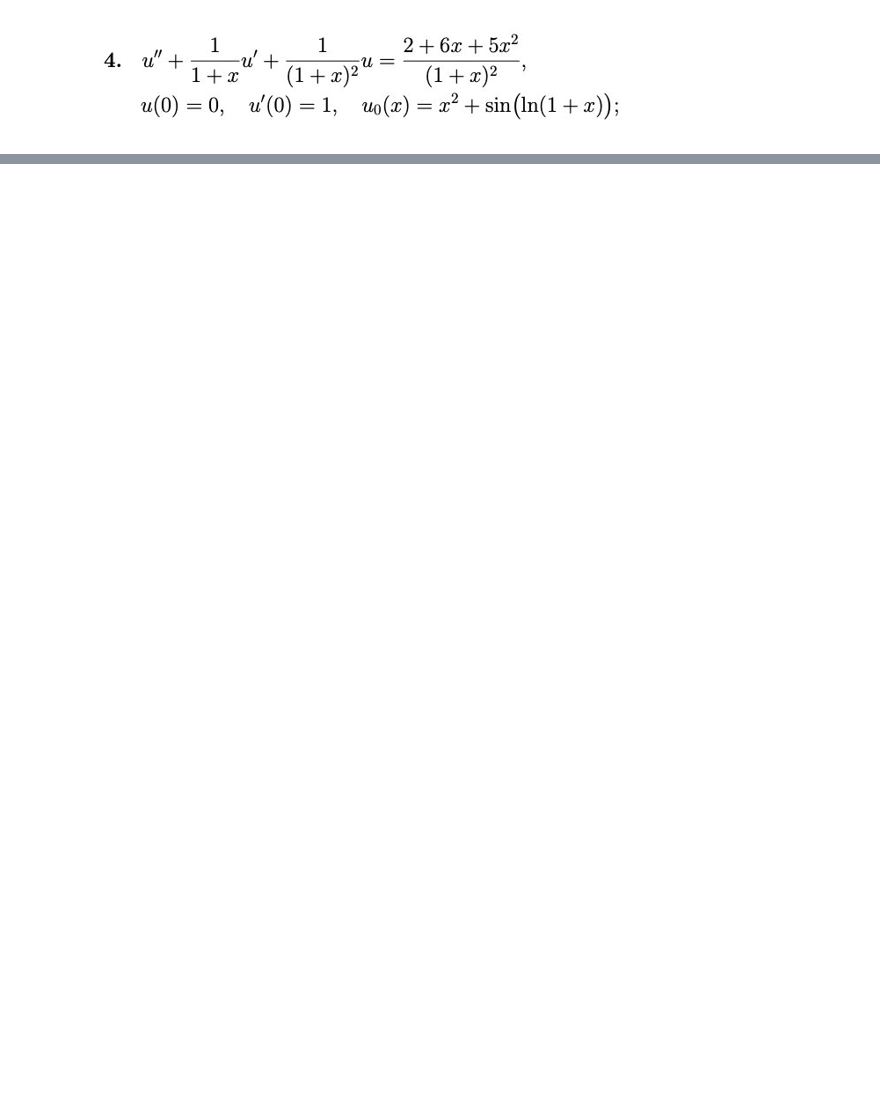
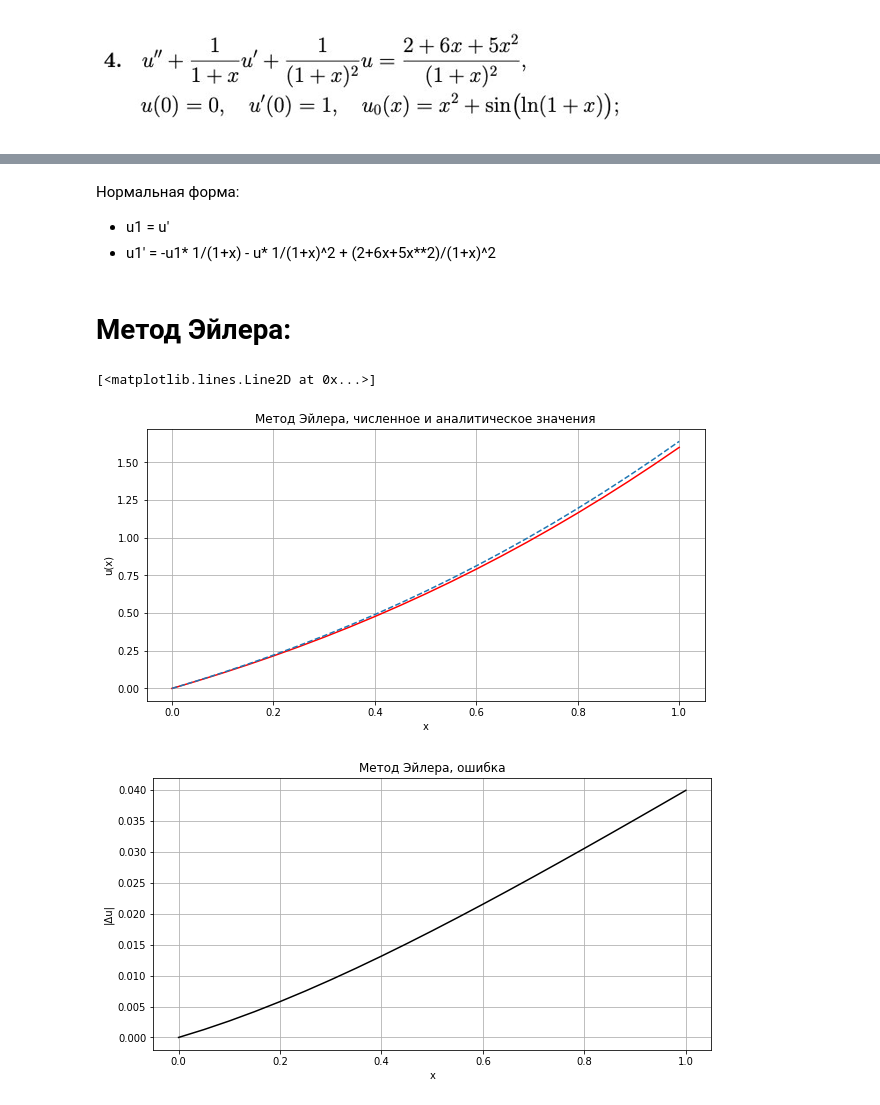
Before and after one commit to mainarel/-Numerical_methods, a Jupyter notebook: Lab5.ipynb, the cells around one changed output, grey strips where cells are left out. Drawn from its saved outputs; the diff is of its cells as text; code cells hidden in the pictures; blank space fills up the shorter version.

```diff
--- a/Lab5.ipynb
+++ b/Lab5.ipynb
@@ -143,0 +7,52 @@ graph()
+# %% [markdown]
+Нормальная форма:
+* u1 = u'
+* u1' = -u1* 1/(1+x) - u* 1/(1+x)^2 + (2+6x+5x**2)/(1+x)^2
+# %%
+import numpy as np
+from matplotlib import pyplot as plt
+
+
+def odu(x, u0_u10):
+  return (- u0_u10[1][0] ) / (1+x) - u0_u10[0][0] / ((1+x)**2) + (2 + 6*x + 5*(x**2))/((1+x)**2)
+
+
+def solution(x):
+  return x**2 + np.sin(np.log(1+x))
+
+u0_u10 = np.array([[0], [1]])
+a, b = 0, 1
+h_loc = 0.05
+xrange = np.arange(a,b+h_loc,h_loc)
+yrange = solution(xrange)
+# %% [markdown]
+# Метод Эйлера:
+# %%
+def euler(odu, xn, u0_u10):
+    yn = []
+    yn.append(u0_u10[0][0])
+    h = xn[3]-xn[2]
+    for i in range(1,len(xn)):
+      u0_u10 = u0_u10 + h * np.array( [[ u0_u10[1][0] ], [ odu(np.arange(a,b+h,h)[i-1],u0_u10) ]] )
+      yn.append(u0_u10[0][0])
+    return yn
+
+plt.figure(figsize=(10,5))
+plt.title("Метод Эйлера, численное и аналитическое значения")
+plt.xlabel("x")
+plt.ylabel("u(x)")
+plt.grid()
+plt.plot(xrange, euler(odu, xrange, u0_u10), color='red')
+plt.plot(xrange, yrange, linestyle="--")
+
+
+plt.figure(figsize=(10,5))
+plt.title("Метод Эйлера, ошибка")
+plt.xlabel("x")
+plt.ylabel("|Δu|")
+plt.grid()
+plt.plot(xrange, [abs(euler(odu, xrange, u0_u10)[i] - yrange[i])  for i in range (len(xrange))] , color='black')
+# %% [output]
+[<matplotlib.lines.Line2D at 0x...>]
+[figure, added]
+[figure, added]
```
Also changed, not shown: parts of 10 cells of this notebook.
